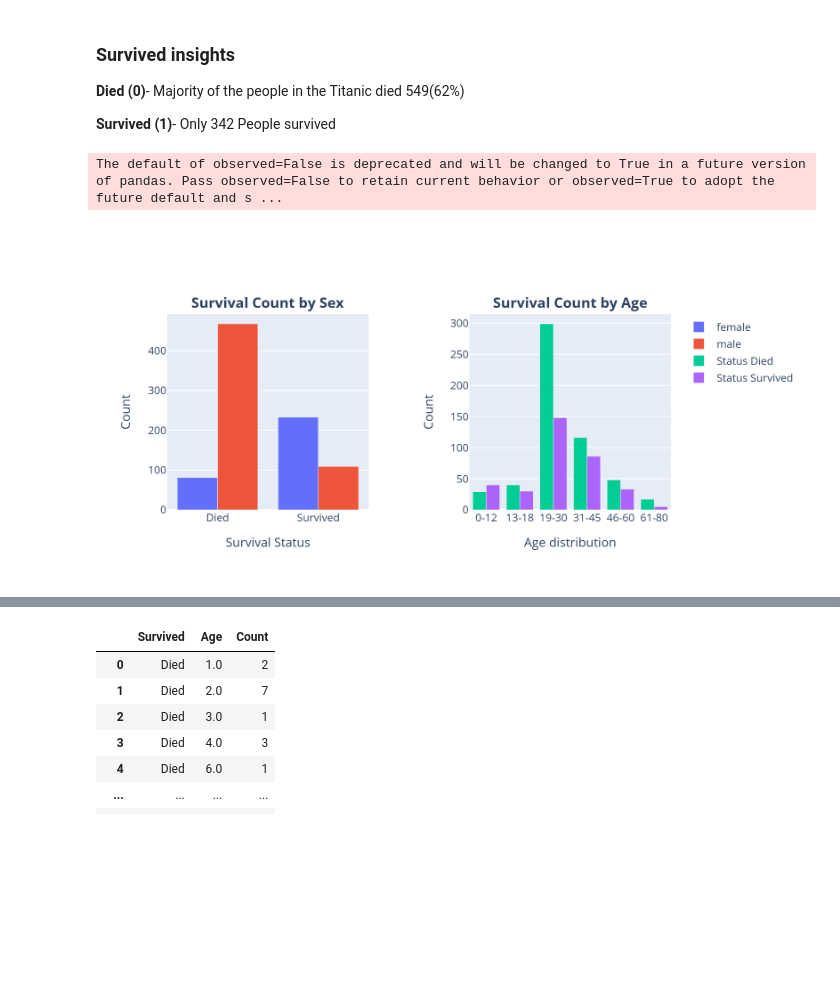
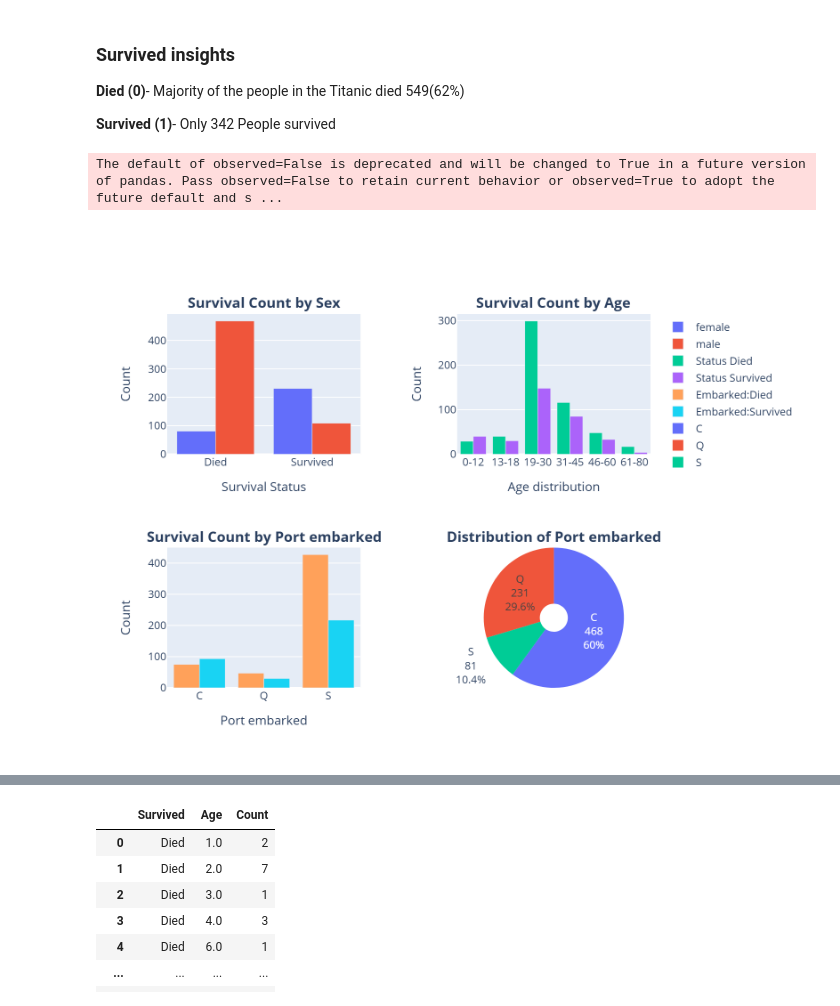
Before and after one commit to Wayneotc/Titanic-Predition-Model, a Jupyter notebook: Titanic_visualization.ipynb, the cells around one changed output, grey strips where cells are left out. Drawn from its saved outputs; the diff is of its cells as text; code cells hidden in the pictures; blank space fills up the shorter version.

Commit message:
new plot

```diff
--- a/Titanic_visualization.ipynb
+++ b/Titanic_visualization.ipynb
@@ -14,6 +14,7 @@ df.drop(columns=['Unnamed: 0'], inplace=True)
 # %%
 # Mapping 0 & 1 with values
 df['Survived'] = df['Survived'].astype(int).map({0: 'Died', 1: 'Survived'})
+df = df[df['Embarked'] != '28.0']
 # %%
 df.sample()
 # %% [output]
@@ -65,44 +66,74 @@ fig.show('png', height=600, width=800, scale=2)
 
 fig = go.Figure()
 fig = make_subplots(
-    rows=1, cols=2,
+    rows=2, cols=2,
     horizontal_spacing=0.2,
-    subplot_titles=['<b>Survival Count by Sex</b>', '<b>Survival Count by Age</b>'],
-    specs=[[{'type':'xy'}, {'type':'xy'}]]
+    subplot_titles=['<b>Survival Count by Sex</b>', '<b>Survival Count by Age</b>', '<b>Survival Count by Port embarked</b>', '<b>Distribution of Port embarked</b>'],
+    specs=[[{'type': 'xy'}, {'type': 'xy'}],[{'type': 'xy'}, {'type': 'domain'}]]
 )
 grouped = df.groupby(['Survived','Sex']).size().reset_index(name='Count')
 for sex in grouped['Sex'].unique():
     subset= grouped[grouped['Sex']== sex]
     fig.add_trace(
         go.Bar(
             x=subset['Survived'],
             y=subset['Count'],
             name=sex
         ), row=1, col=1
     )
 
 df['Age_group'] = pd.cut(df['Age'], bins=[0, 12, 18, 30, 45, 60, 80], labels=['0-12', '13-18', '19-30', '31-45', '46-60', '61-80'])
 grouped1 = df.groupby(['Survived','Age_group']).size().reset_index(name='Count')
 for surv in grouped1['Survived'].unique():
     subset1 = grouped1[grouped1['Survived'] == surv]
     fig.add_trace(
         go.Bar(
             x=subset1['Age_group'].astype(str),
             y=subset1['Count'],
             name=f"Status {surv}"
         ),
         row=1, col=2
     )
+grouped2 =df.groupby(['Embarked', 'Survived']).size().reset_index(name='Count')
+for vals in df['Survived'].unique():
+    subset2 = grouped2[grouped2['Survived'] == vals]
+    fig.add_trace(
+        go.Bar(
+            x= subset2['Embarked'].astype(str),
+            y=subset2['Count'],
+            name=f'Embarked:{vals}'
+        ), row=2, col=1
+    )
+grouped3 = df['Embarked'].value_counts().reset_index()
+grouped3.columns = ['Embarked', 'Count']
+fig.add_trace(
+    go.Pie(
+        values=grouped['Count'],
+        labels=grouped3['Embarked'],
+        hole =0.2,
+        textinfo='label+percent+value',
+        insidetextorientation='auto'
+    ), row=2, col=2
+)
+
 
 fig.update_xaxes(title_text='Survival Status', row=1, col=1)
 fig.update_yaxes(title_text='Count', row=1, col=1)
 fig.update_xaxes(title_text='Age distribution ', row=1, col=2)
 fig.update_yaxes(title_text='Count', row=1, col=2)
+fig.update_xaxes(title_text='Port embarked ', row=2, col=1)
+fig.update_yaxes(title_text='Count', row=2, col=1)
 
-fig.show('png', height=400, width=800, scale=2)
+fig.update_layout(
+    height=600,
+    width=800
+    )
+
+fig.show('png', height=600, width=800, scale=2)
+fig.show()
 # %% [output]
 The default of observed=False is deprecated and will be changed to True in a future version of pandas. Pass observed=False to retain current behavior or observed=True to adopt the future default and s ...
-[figure, old version]
+[figure, new version]
 # %% [markdown]
 
 ###  **Survival Count by Sex**
```
Also changed, not shown: parts of 6 cells of this notebook.
